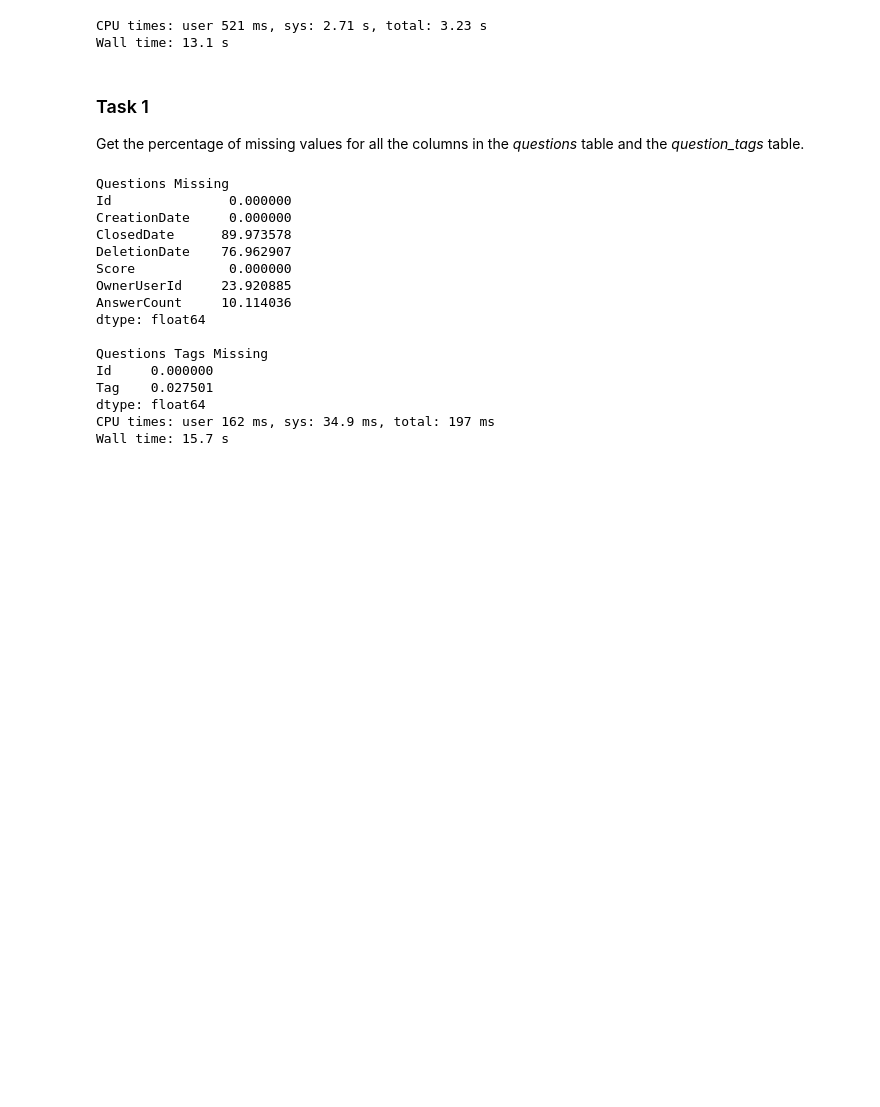
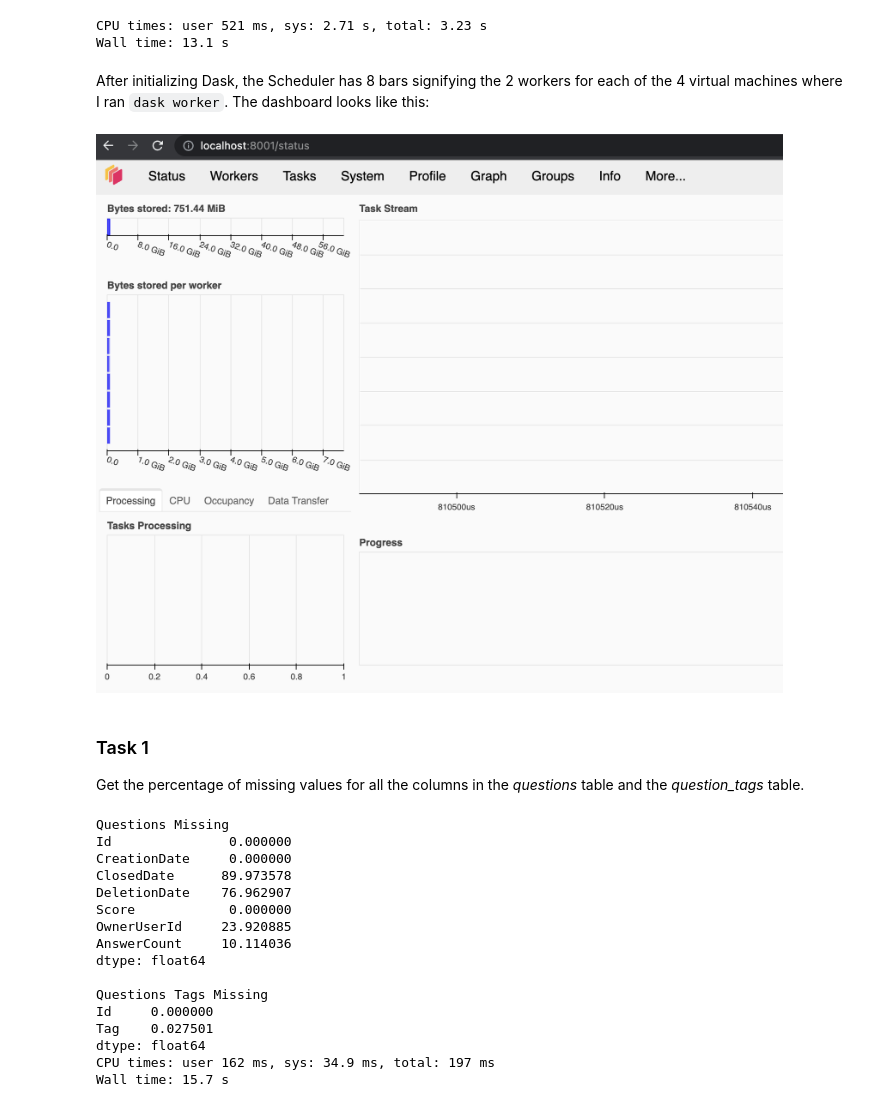
Before and after one commit to erictria/dask_exercise, a Jupyter notebook: Tria_Eric_emt4wf_A2.ipynb, the cells around one changed output. Drawn from its saved outputs; the diff is of its cells as text; code cells hidden in the pictures; blank space fills up the shorter version.

```diff
--- a/Tria_Eric_emt4wf_A2.ipynb
+++ b/Tria_Eric_emt4wf_A2.ipynb
@@ -41,6 +45,12 @@ question_tags = dd.read_csv('/home/ubuntu/question_tags.csv', sample=2**30, assu
 # %% [output]
 CPU times: user 521 ms, sys: 2.71 s, total: 3.23 s
 Wall time: 13.1 s
+# %% [markdown]
+After initializing Dask, the Scheduler has 8 bars signifying the 2 workers for each of the 4 virtual machines where I ran `dask worker`. The dashboard looks like this:
+# %%
+Image(filename='t0.png')
+# %% [output]
+[figure, added]
 # %% [markdown]
 ### Task 1
 Get the percentage of missing values for all the columns in the *questions* table and the *question_tags* table.
```
Also changed, not shown: parts of 14 cells of this notebook, 1 other file.
